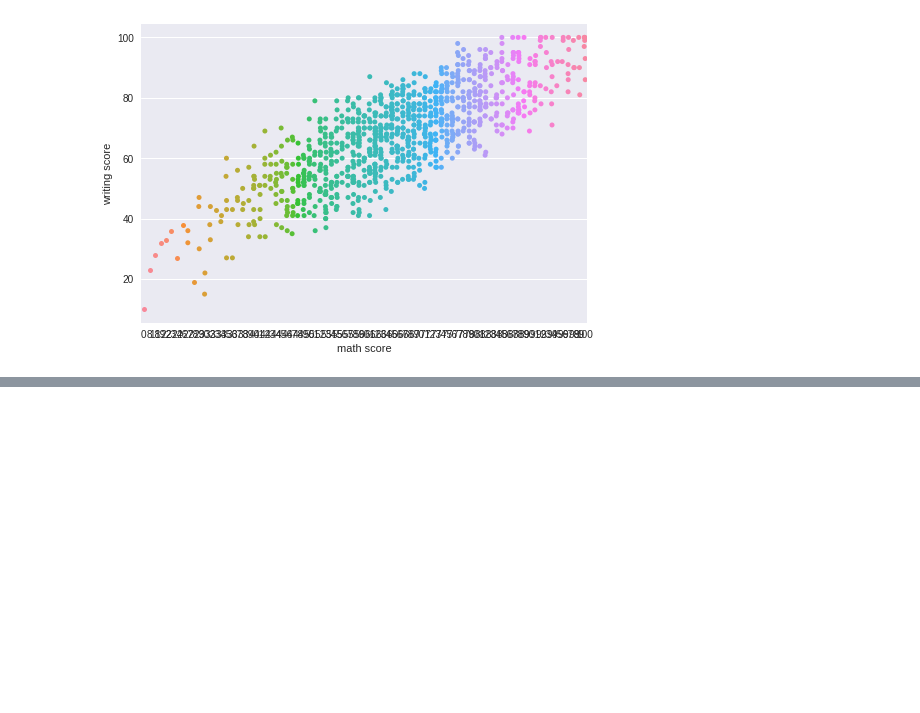
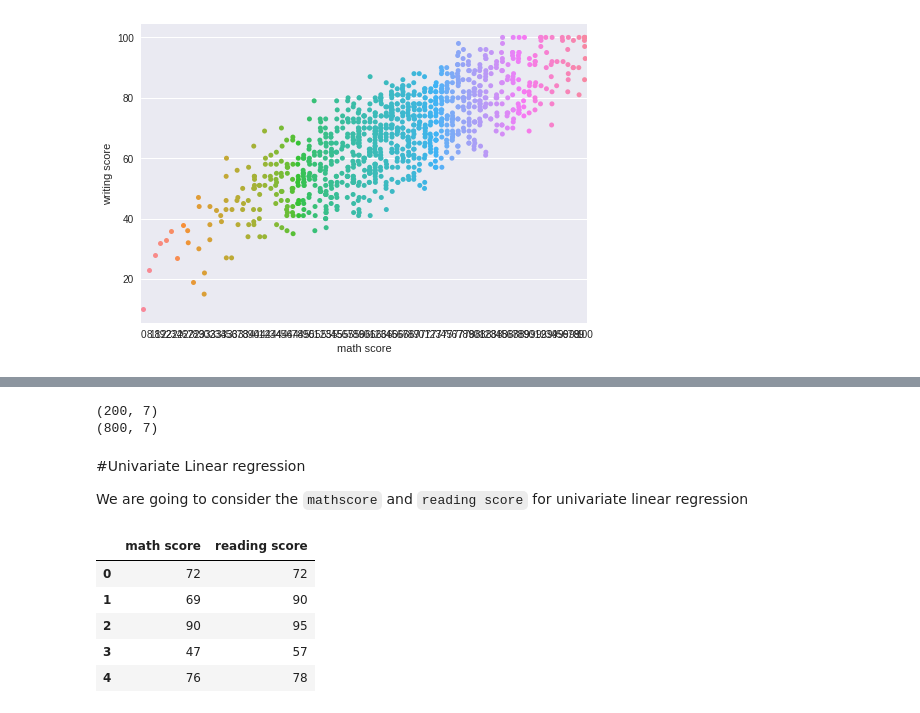
Before and after one commit to sejallotliker/MLnow_2.0, a Jupyter notebook: ML_EDA_Students_performance_in_exam_univariate_Linear_regression.ipynb, the cells around one changed output, grey strips where cells are left out. Drawn from its saved outputs; the diff is of its cells as text; code cells hidden in the pictures; blank space fills up the shorter version.

```diff
--- a/ML_EDA_Students_performance_in_exam_univariate_Linear_regression.ipynb
+++ b/ML_EDA_Students_performance_in_exam_univariate_Linear_regression.ipynb
@@ -124,0 +235,20 @@ sns.stripplot(y='writing score', x='math score', data= my_data)
+# %%
+print(testFeatures.shape)
+print(trainFeatures.shape)
+# %% [output]
+(200, 7)
+(800, 7)
+# %% [markdown]
+#Univariate Linear regression
+
+We are going to consider the `mathscore` and `reading score` for univariate linear regression
+# %%
+unimy_data=my_data[['math score','reading score']]
+unimy_data.head()
+# %% [output]
+|  | math score | reading score |
+| 0 | 72 | 72 |
+| 1 | 69 | 90 |
+| 2 | 90 | 95 |
+| 3 | 47 | 57 |
+| 4 | 76 | 78 |
```
Also changed, not shown: parts of 19 cells of this notebook.
